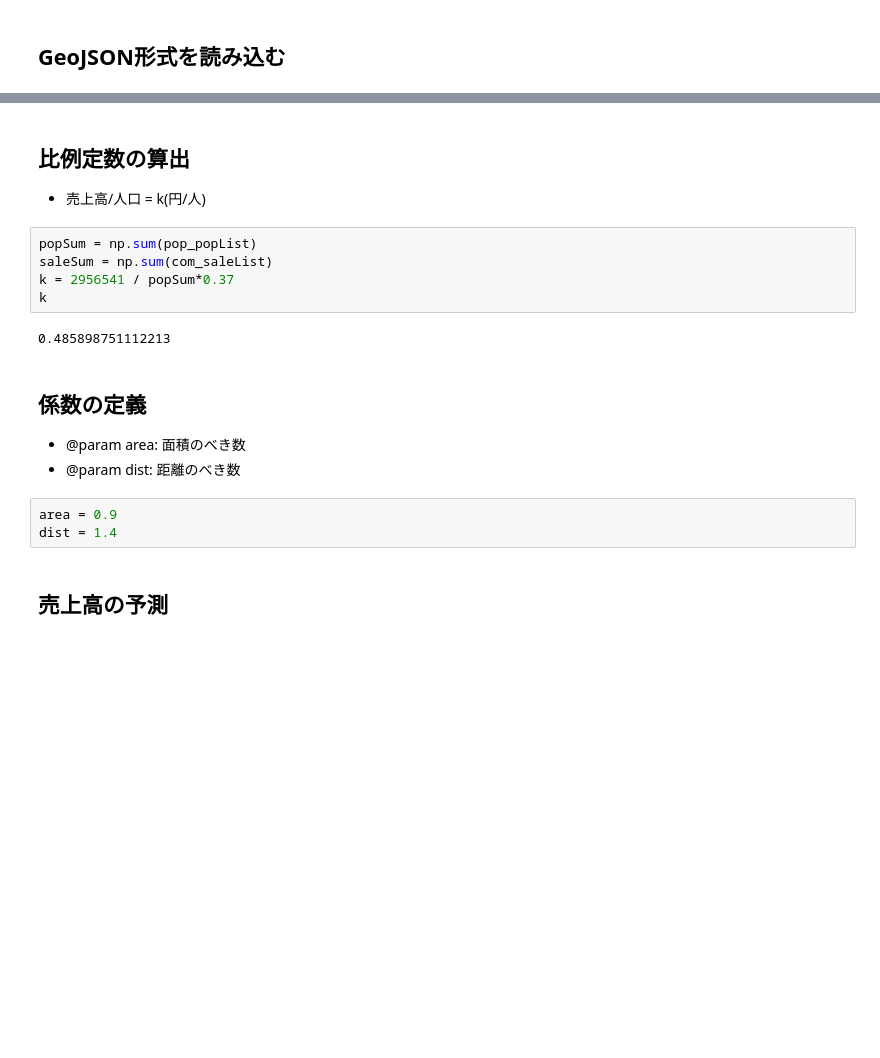
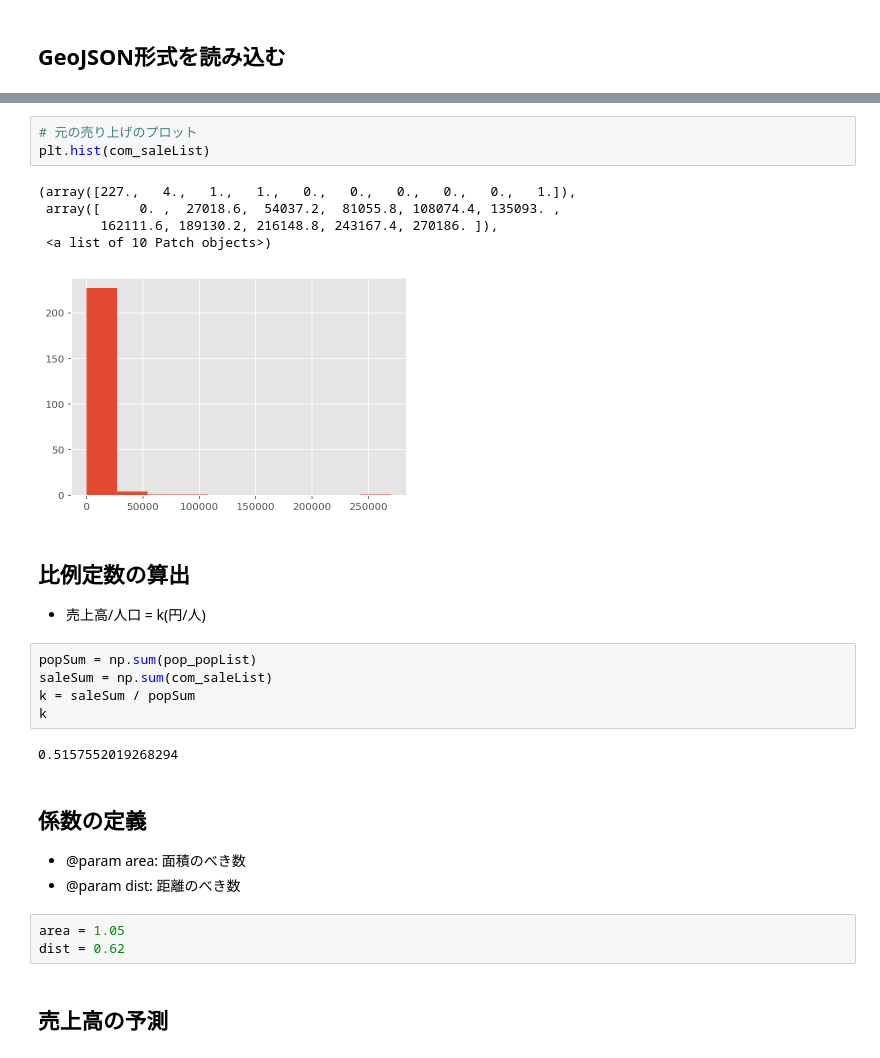
Before and after one commit to Yosymatu/HuffModel, a Jupyter notebook: Input_HuffModel.ipynb, the cells around one changed output, grey strips where cells are left out. Cells and saved outputs as stored; diff of their text form; blank space fills up the shorter version.

```diff
--- a/Input_HuffModel.ipynb
+++ b/Input_HuffModel.ipynb
@@ -76,20 +90,29 @@ id = np.arange(len(com_areaList))
+# %%
+# 元の売り上げのプロット
+plt.hist(com_saleList)
+# %% [output]
+(array([227.,   4.,   1.,   1.,   0.,   0.,   0.,   0.,   0.,   1.]),
+ array([     0. ,  27018.6,  54037.2,  81055.8, 108074.4, 135093. ,
+        162111.6, 189130.2, 216148.8, 243167.4, 270186. ]),
+ <a list of 10 Patch objects>)
+[figure, added]
 # %% [markdown]
 ## 比例定数の算出
 - 売上高/人口 = k(円/人)
 # %%
 popSum = np.sum(pop_popList)
 saleSum = np.sum(com_saleList)
-k = 2956541 / popSum*0.37
+k = saleSum / popSum
 k
 # %% [output]
-0.485898751112213
+0.5157552019268294
 # %% [markdown]
 ## 係数の定義
 - @param area: 面積のべき数
 - @param dist: 距離のべき数
-# %%
-area = 0.9
-dist = 1.4
+# %%
+area = 1.05
+dist = 0.62
 # %% [markdown]
 ## 売上高の予測
 # %%
```
Also changed, not shown: parts of 16 cells of this notebook, 2 other files.
